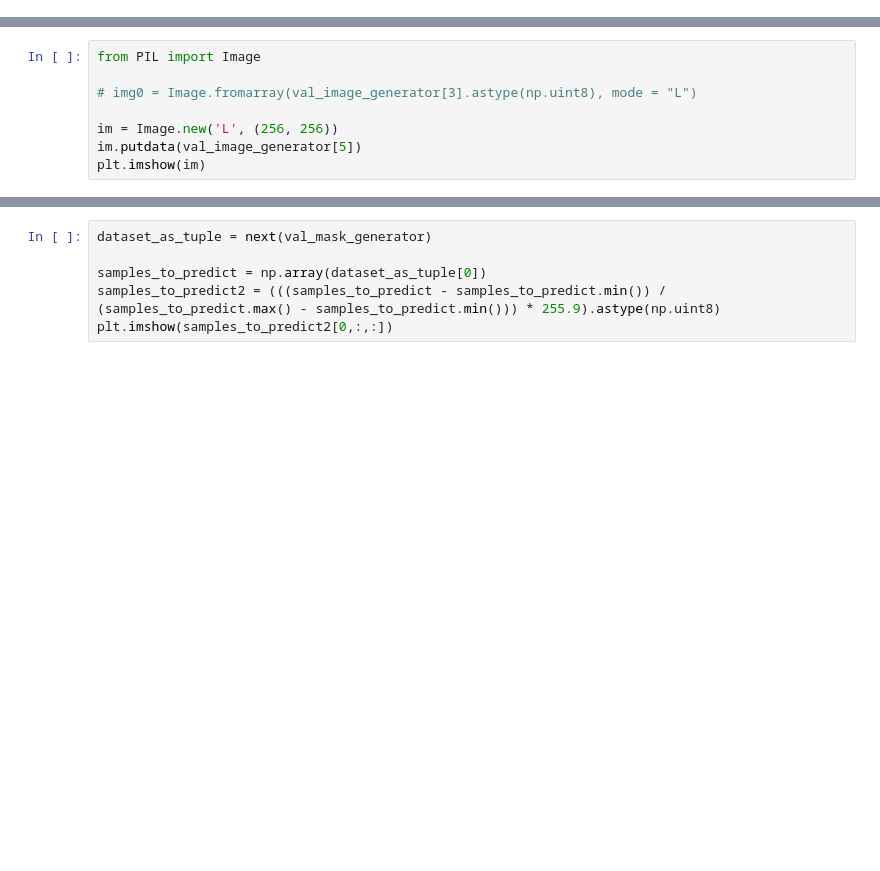
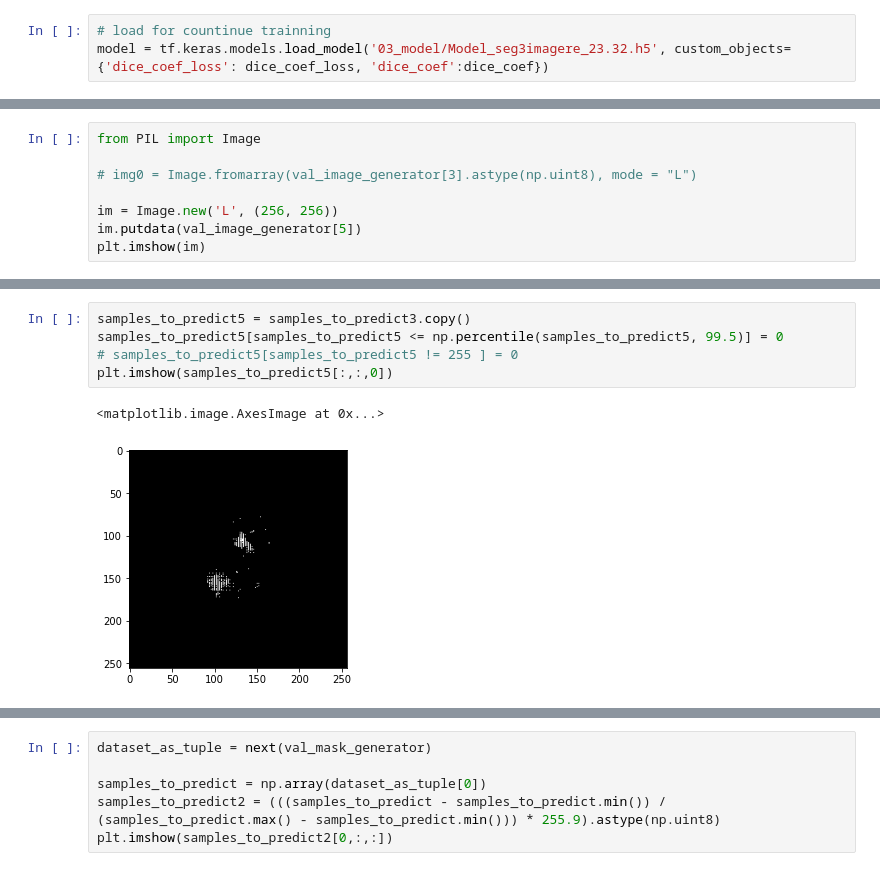
Before and after one commit to siminpan/MOSJ-3DCT, a Jupyter notebook: python/03_u-net.run.ipynb, the cells around one changed output, grey strips where cells are left out. Drawn from its saved outputs; the diff is of its cells as text; blank space fills up the shorter version.

```diff
--- a/python/03_u-net.run.ipynb
+++ b/python/03_u-net.run.ipynb
@@ -344,3 +273,6 @@ results = model.fit(train_generator,
+# %%
+# load for countinue trainning
+model = tf.keras.models.load_model('03_model/Model_seg3imagere_23.32.h5', custom_objects={'dice_coef_loss': dice_coef_loss, 'dice_coef':dice_coef})
 # %%
 # model.save('03_model/Model_ep200_23.32.h5')
 # %%
@@ -412,0 +362,8 @@ plt.imshow(samples_to_predict5[:,:,0])
+# %%
+samples_to_predict5 = samples_to_predict3.copy()
+samples_to_predict5[samples_to_predict5 <= np.percentile(samples_to_predict5, 99.5)] = 0
+# samples_to_predict5[samples_to_predict5 != 255 ] = 0
+plt.imshow(samples_to_predict5[:,:,0])
+# %% [output]
+<matplotlib.image.AxesImage at 0x...>
+[figure, added]
```
Also changed, not shown: parts of 26 cells of this notebook, 6 other files.
